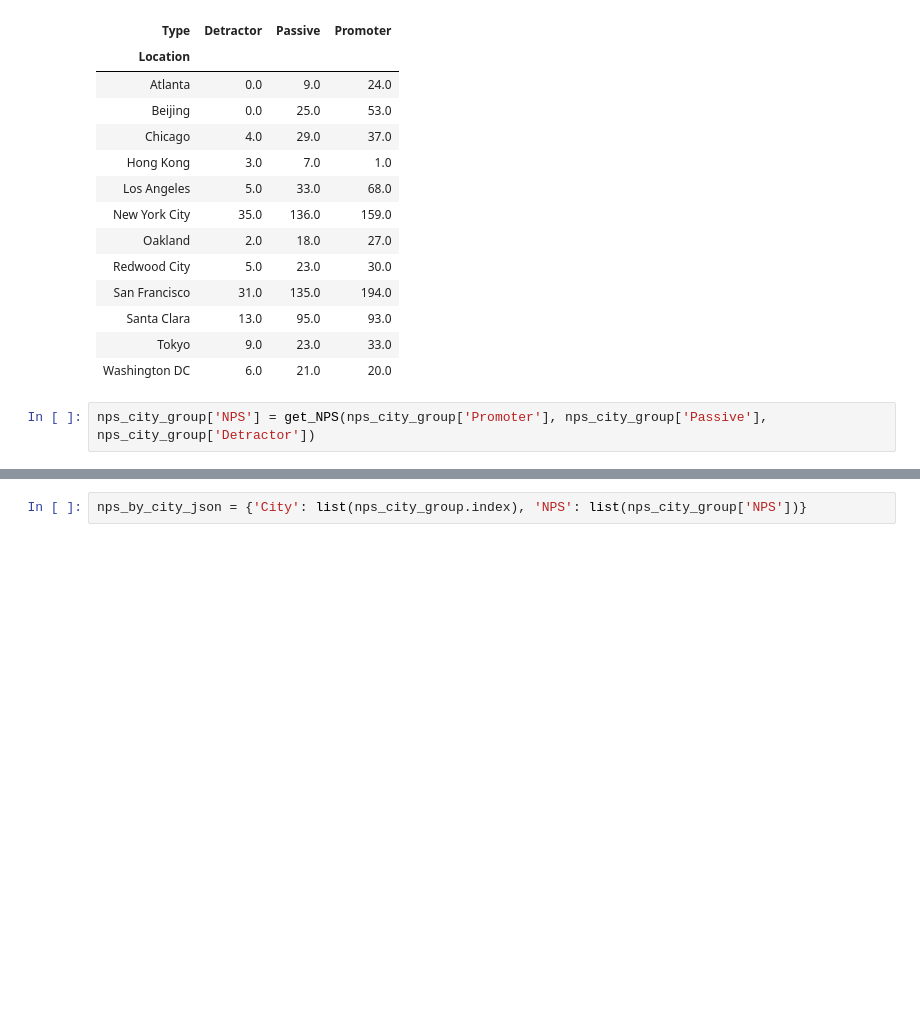
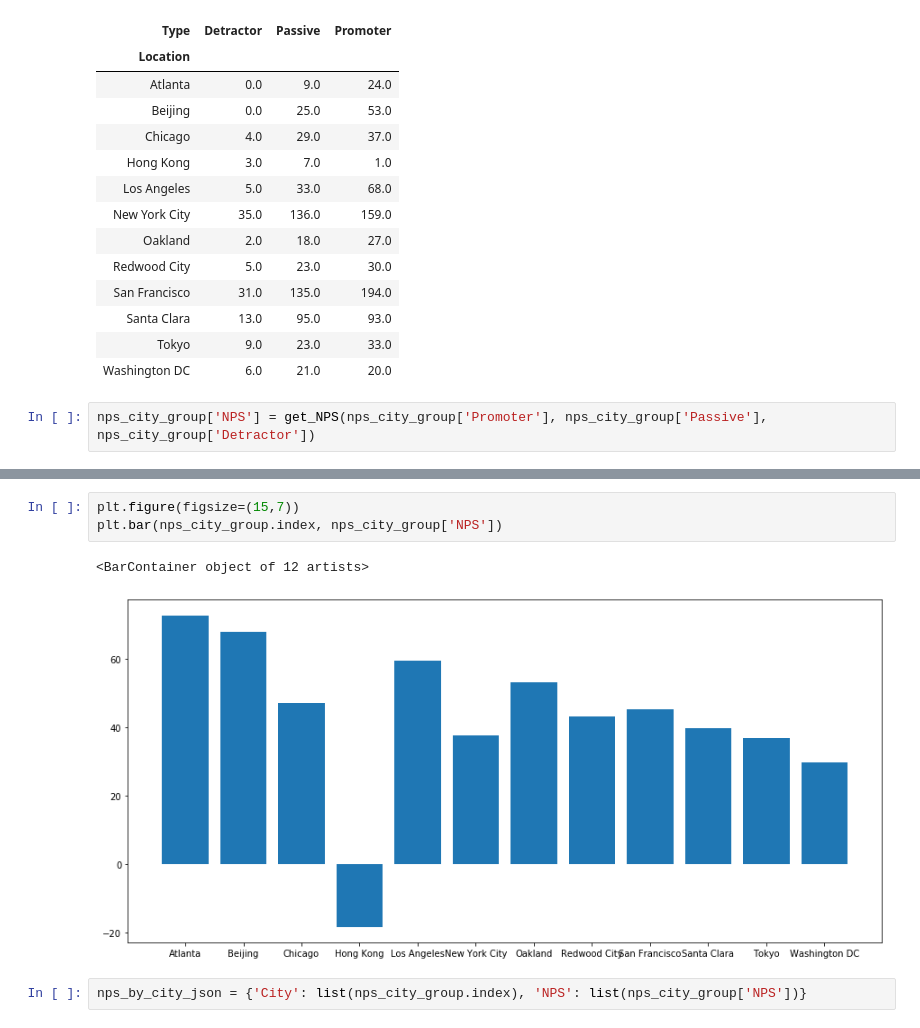
Before and after one commit to APNovichkov/pandas-datascience, a Jupyter notebook: projects/NPS-project/nps_project.ipynb, the cells around one changed output, grey strips where cells are left out. Cells and saved outputs as stored; diff of their text form; blank space fills up the shorter version.

```diff
--- a/projects/NPS-project/nps_project.ipynb
+++ b/projects/NPS-project/nps_project.ipynb
@@ -194,3 +189,9 @@ nps_city_group.head()
+# %%
+plt.figure(figsize=(15,7))
+plt.bar(nps_city_group.index, nps_city_group['NPS'])
+# %% [output]
+<BarContainer object of 12 artists>
+[figure, added]
 # %%
 nps_by_city_json = {'City': list(nps_city_group.index), 'NPS': list(nps_city_group['NPS'])}
 # %%
```
Also changed, not shown: parts of 13 cells of this notebook.
